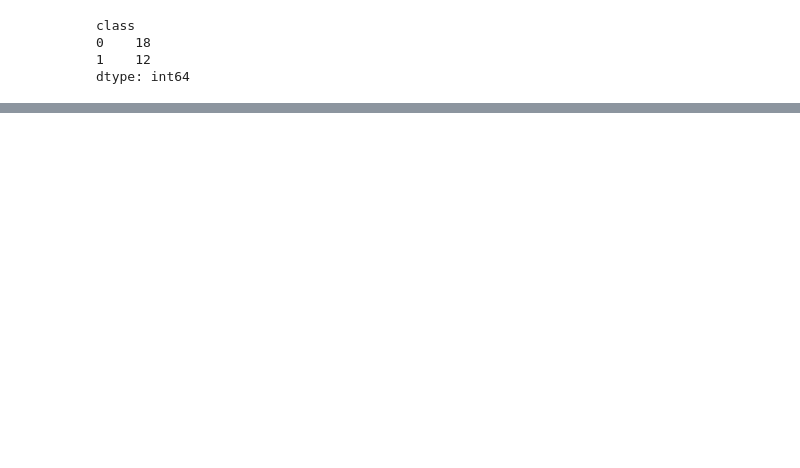
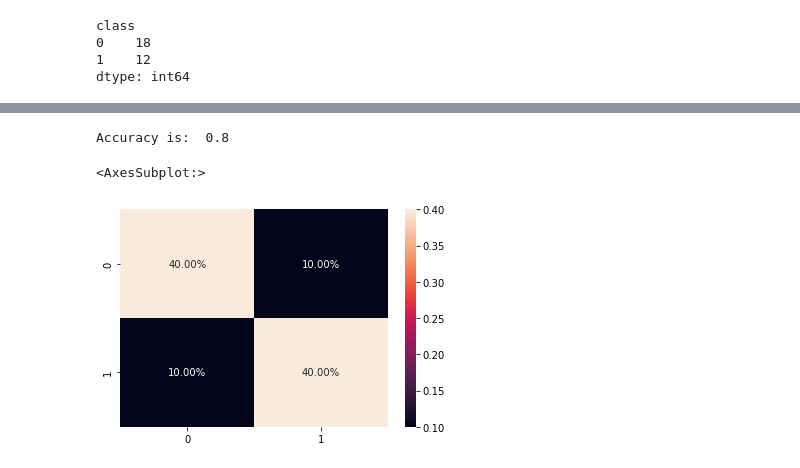
Before and after one commit to nepsygirl/DataScience_finalProjekt_Group2, a Jupyter notebook: confusionmatrix_ML.ipynb, the cells around one changed output, grey strips where cells are left out. Drawn from its saved outputs; the diff is of its cells as text; code cells hidden in the pictures; blank space fills up the shorter version.

```diff
--- a/confusionmatrix_ML.ipynb
+++ b/confusionmatrix_ML.ipynb
@@ -54,2 +30,2 @@ data = list()
 # %%
-df = pd.read_csv("/content/gene_summary.txt", sep="\t", index_col=0)
+df = pd.read_csv("gene_summary.txt", sep="\t", index_col=0)
@@ -326,0 +244,16 @@ Requirement already satisfied: threadpoolctl>=2.0.0 in /usr/local/lib/python3.7/
+# %%
+clf_svm = sklearn.svm.SVC(kernel=grid_result.best_params_.get('kernel'),
+                  gamma=grid_result.best_params_.get('gamma'))
+clr_svm = clf_svm.fit(X_train,Y_train)
+# %%
+ac = accuracy_score(Y_test,clf_svm.predict(X_test))
+print('Accuracy is: ', ac)
+
+# we get the true negative, false pos, false negative and true pos
+# we see the percentage of the represented data in each quadrant
+cm = confusion_matrix(Y_test, clf_svm.predict(X_test))
+sns.heatmap(cm/np.sum(cm),annot=True,fmt='.2%')
+# %% [output]
+Accuracy is:  0.8
+<AxesSubplot:>
+[figure, added]
```
Also changed, not shown: parts of 32 cells of this notebook.
